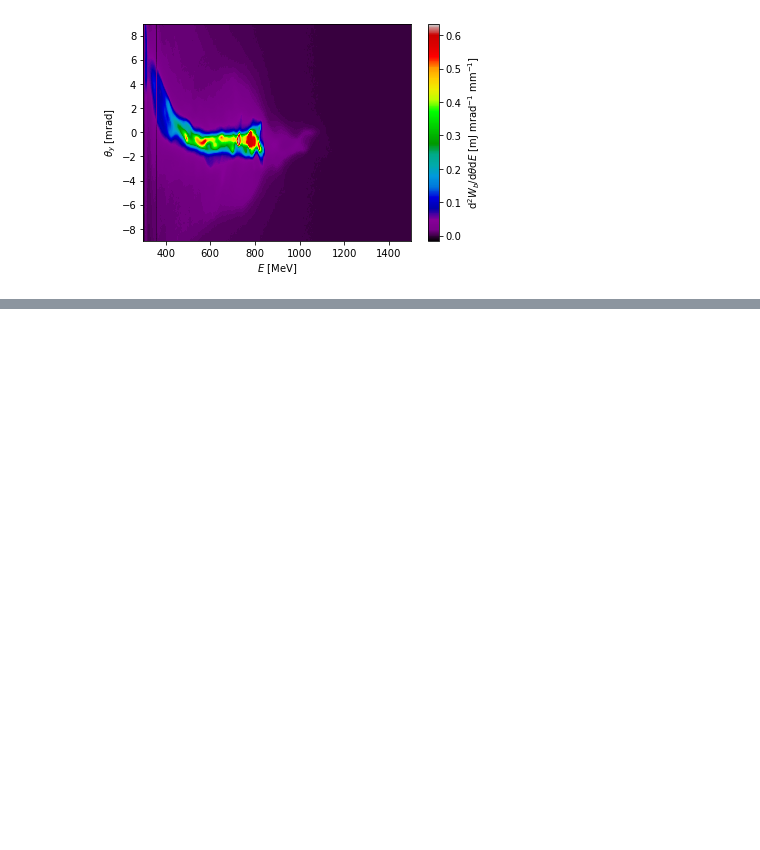
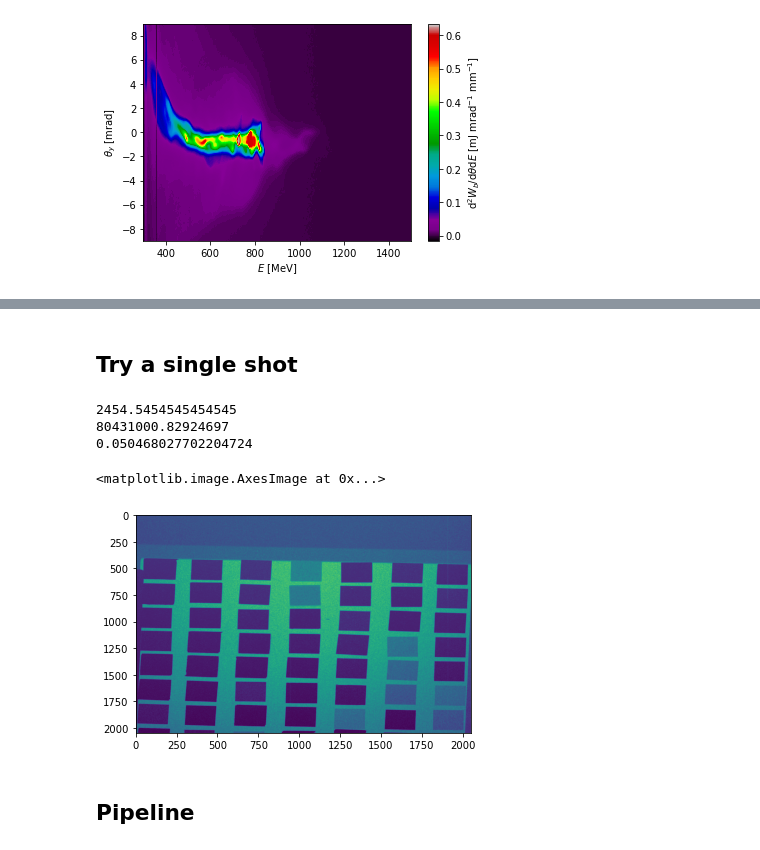
Before and after one commit to kristoffersvendsen86/GeminiXANES2020_analysis, a Jupyter notebook: Analysis_examples.ipynb, the cells around one changed output, grey strips where cells are left out. Drawn from its saved outputs; the diff is of its cells as text; code cells hidden in the pictures; blank space fills up the shorter version.

Commit message:
Added Kristoffers x-ray analysis

```diff
--- a/Analysis_examples.ipynb
+++ b/Analysis_examples.ipynb
@@ -94,0 +107,23 @@ cb.set_label(r'd$^2W_b$/d$\theta$d$E$ [mJ mrad$^{-1}$ mm$^{-1}$]')
+# %% [markdown]
+## Try a single shot
+# %%
+file_path = '/Users/streeter/BoxSync/Experiments/GeminiXANES2020/MIRAGE/Lundatron/20200827/run09/Shot004.tif'
+raw = Image.open(file_path)
+
+critical_energy, photonperSteradian, min_sumResid = rossMain.rossMain(raw)
+
+print(critical_energy)
+print(photonperSteradian)
+print(min_sumResid)
+imagesc(raw)
+# lundatron_pipeline = mirage_analysis.DataPipeline('ESpec_high',
+#                                                   eSpec_proc.total_charge, None,
+#                                                   single_shot_mode=True)
+# %% [output]
+2454.5454545454545
+80431000.82924697
+0.050468027702204724
+<matplotlib.image.AxesImage at 0x...>
+[figure, added]
+# %% [markdown]
+## Pipeline
```
Also changed, not shown: parts of 4 cells of this notebook, 26 other files.
